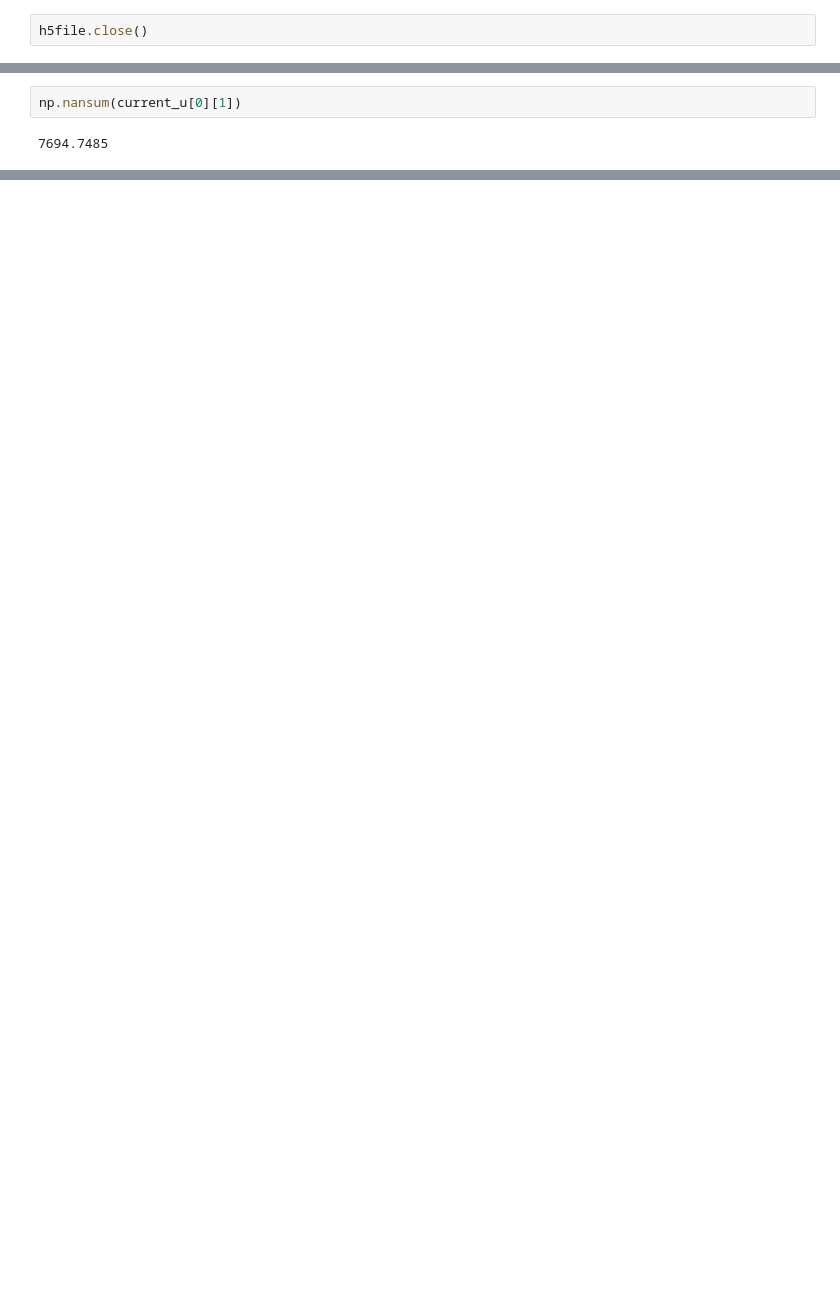
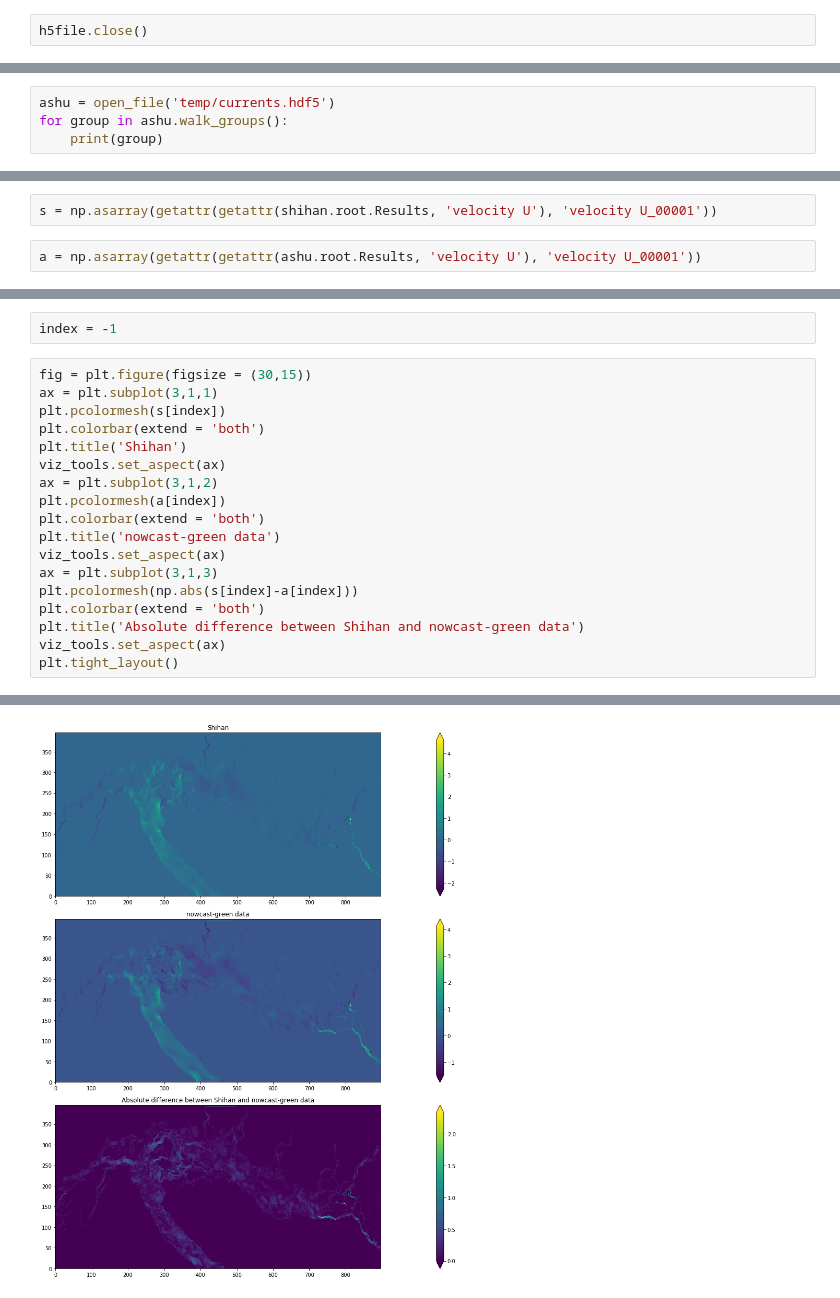
Before and after one commit to ambhudia/analysis-ashutosh, a Jupyter notebook: Read_hdf5.ipynb, the cells around one changed output, grey strips where cells are left out. Cells and saved outputs as stored; diff of their text form; blank space fills up the shorter version.

Commit message:
Notebook includes code to create currents input file. Also includes brief comparison.

```diff
--- a/Read_hdf5.ipynb
+++ b/Read_hdf5.ipynb
@@ -226,0 +241,4 @@ plt.pcolormesh(a[6])
+# %%
+ashu = open_file('temp/currents.hdf5')
+for group in ashu.walk_groups():
+    print(group)
@@ -226,0 +262,4 @@ plt.pcolormesh(a[6])
+# %%
+s = np.asarray(getattr(getattr(shihan.root.Results, 'velocity U'), 'velocity U_00001'))
+# %%
+a = np.asarray(getattr(getattr(ashu.root.Results, 'velocity U'), 'velocity U_00001'))
@@ -231,4 +296,21 @@ np.nansum(a[1])
-# %%
-np.nansum(current_u[0][1])
-# %% [output]
-7694.7485
+# %%
+index = -1
+# %%
+fig = plt.figure(figsize = (30,15))
+ax = plt.subplot(3,1,1)
+plt.pcolormesh(s[index])
+plt.colorbar(extend = 'both')
+plt.title('Shihan')
+viz_tools.set_aspect(ax)
+ax = plt.subplot(3,1,2)
+plt.pcolormesh(a[index])
+plt.colorbar(extend = 'both')
+plt.title('nowcast-green data')
+viz_tools.set_aspect(ax)
+ax = plt.subplot(3,1,3)
+plt.pcolormesh(np.abs(s[index]-a[index]))
+plt.colorbar(extend = 'both')
+plt.title('Absolute difference between Shihan and nowcast-green data')
+viz_tools.set_aspect(ax)
+plt.tight_layout()
+# %% [output]
@@ -234,0 +319 @@ np.nansum(current_u[0][1])
+[figure, added]
```
Also changed, not shown: parts of 37 cells of this notebook.
